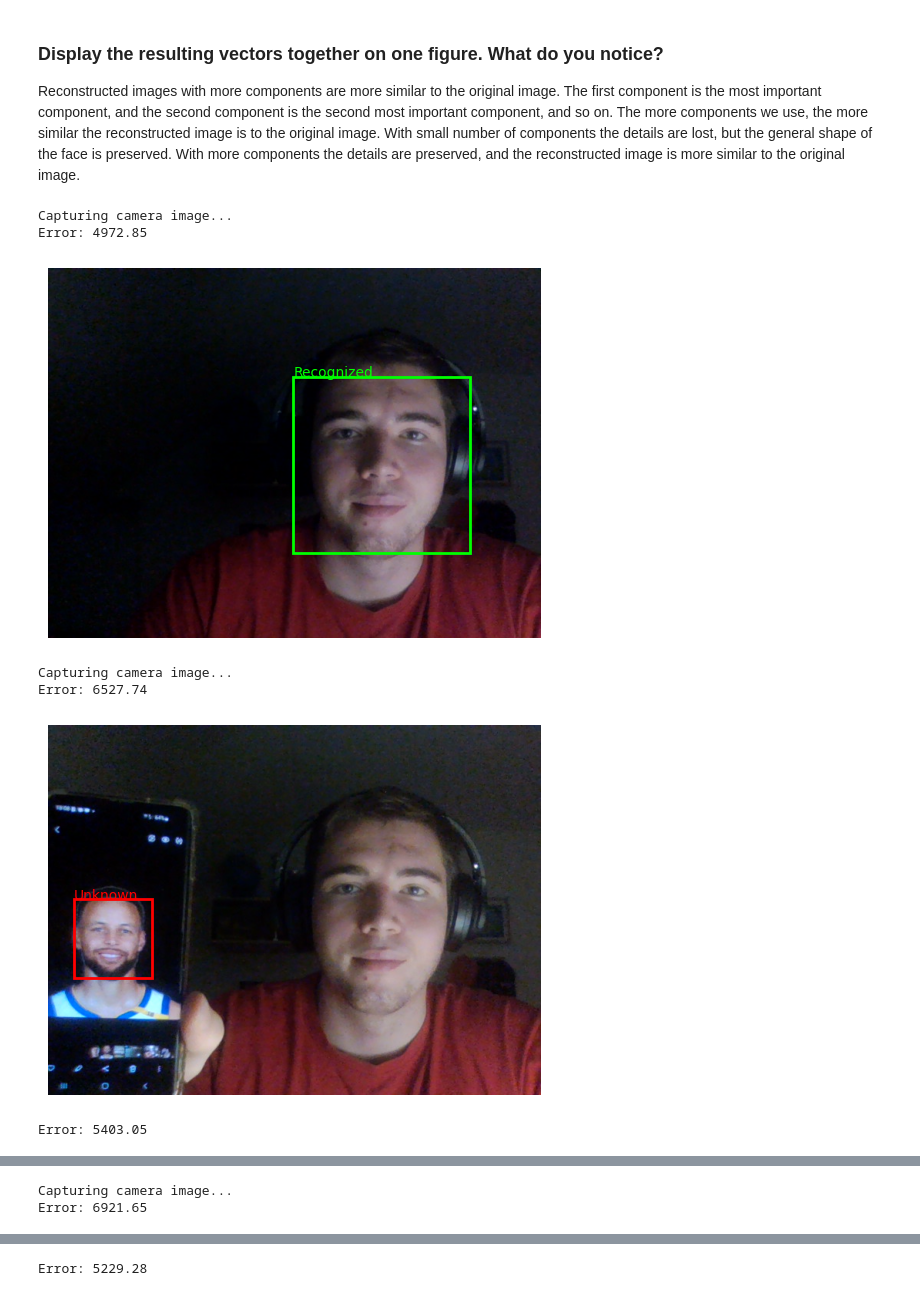
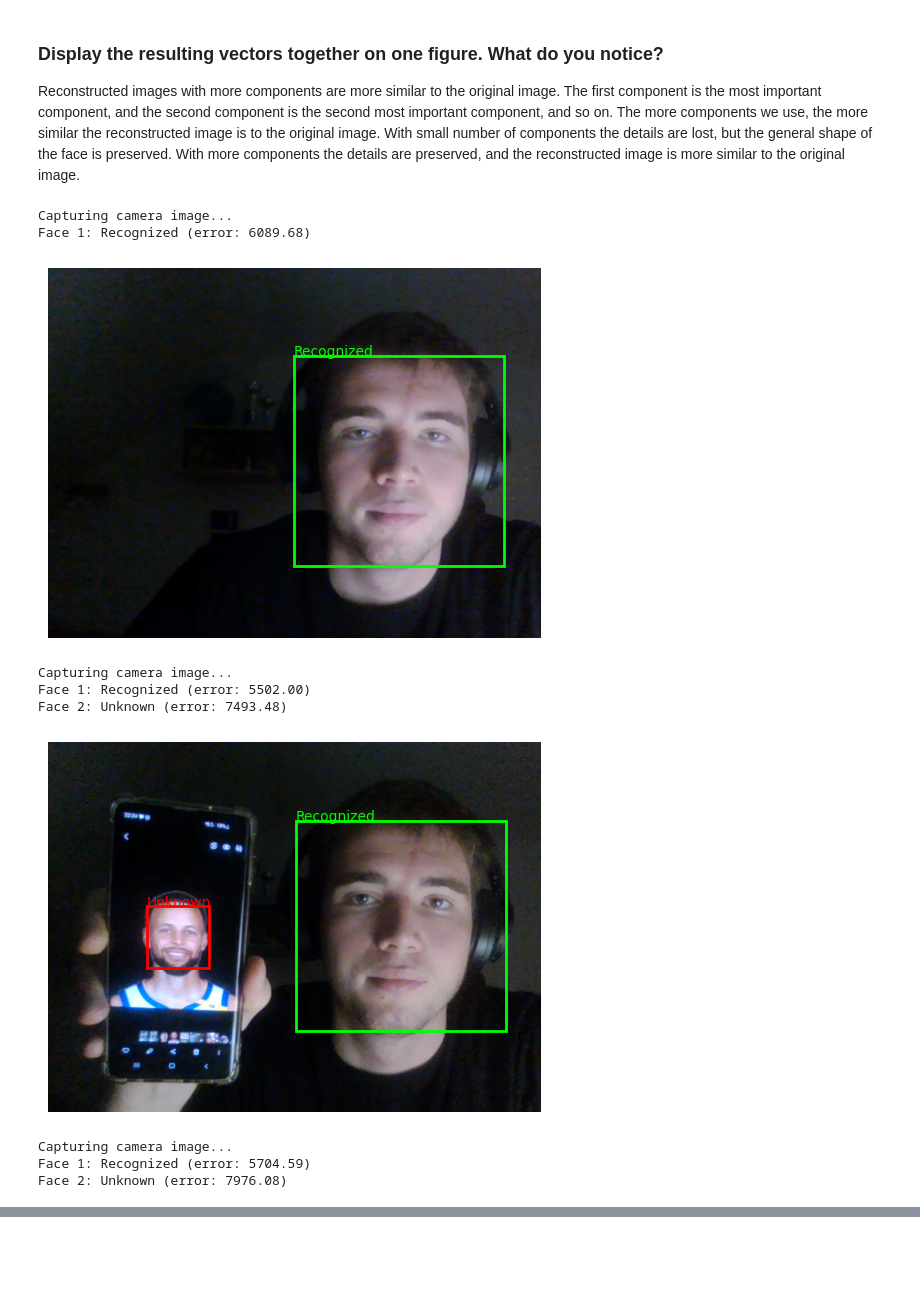
Before and after one commit to Aljaz200/Machine-Perception, a Jupyter notebook: assignment_6/Ass6.ipynb, the cells around one changed output, grey strips where cells are left out. Cells and saved outputs as stored; diff of their text form; code cells hidden in the pictures; blank space fills up the shorter version.

```diff
--- a/assignment_6/Ass6.ipynb
+++ b/assignment_6/Ass6.ipynb
@@ -343,56 +343,67 @@ plt.show()
 Reconstructed images with more components are more similar to the original image. The first component is the most important component, and the second component is the second most important component, and so on. The more components we use, the more similar the reconstructed image is to the original image.
 With small number of components the details are lost, but the general shape of the face is preserved. With more components the details are preserved, and the reconstructed image is more similar to the original image.
 # %%
-def draw_rectangle(image, x, y, w, h, label, color=(1, 0, 0), thickness=2):
-    plt.imshow(image)
+def draw_rectangle(x, y, w, h, label, thickness=2):
+    color = (0, 1, 0) if label == "Recognized" else (1, 0, 0)
     plt.gca().add_patch(plt.Rectangle((x, y), w, h, fill=False, edgecolor=color, linewidth=thickness))
     plt.text(x, y, label, color=color)
-    plt.axis('off')
-    plt.show()
 
-
-def recognize_faces(pca, mean_face, resolution=(64, 64), threshold=1500):
+def recognize_faces(eigenvectors, mean_face, resolution, threshold):
     cap = cv2.VideoCapture(0)
     face_cascade = cv2.CascadeClassifier(cv2.data.haarcascades + 'haarcascade_frontalface_default.xml')
 
     for _ in range(3):
         time.sleep(2)
         print("Capturing camera image...")
         time.sleep(1)
         ret, frame = cap.read()
         if not ret:
             break
         frame = cv2.cvtColor(frame, cv2.COLOR_BGR2RGB)
         gray = cv2.cvtColor(frame, cv2.COLOR_BGR2GRAY)
-        faces = face_cascade.detectMultiScale(gray, scaleFactor=1.1, minNeighbors=5, minSize=(100, 100))
+        faces = face_cascade.detectMultiScale(gray, scaleFactor=1.5, minNeighbors=5, minSize=(50, 50))
+        errors = []
+        labels = []
+        faces_izpisi = []
 
         for (x, y, w, h) in faces:
             face = gray[y:y+h, x:x+w]
             face_resized = cv2.resize(face, resolution).flatten()
 
-            projected_face = project_to_pca_space(face_resized, mean_face, pca)
-            reconstructed_face = reconstruct_from_pca_space(projected_face, mean_face, pca)
+            projected_face = project_to_pca_space(face_resized, mean_face, eigenvectors)
+            reconstructed_face = reconstruct_from_pca_space(projected_face, mean_face, eigenvectors)
 
             error = np.linalg.norm(face_resized - reconstructed_face)
-            color = (0, 1, 0) if error < threshold else (1, 0, 0)
             label = "Recognized" if error < threshold else "Unknown"
 
-            print(f"Error: {error:.2f}")
-            draw_rectangle(frame, x, y, w, h, label, color=color)
+            faces_izpisi.append(face_resized)
+            labels.append(label)
+            errors.append(error)
+
+        plt.imshow(frame)
+        for i, (x, y, w, h) in enumerate(faces):
+            print(f"Face {i + 1}: {labels[i]} (error: {errors[i]:.2f})")
+            draw_rectangle(x, y, w, h, labels[i])
+
+        plt.axis('off')
+        plt.show()
 
     cap.release()
     cv2.destroyAllWindows()
 
 image_folder1 = "data/faces/Aljaz"
 image_matrix = prepare_image_matrix(image_folder1)
 eigenvectors, eigenvalues, mean_image = dual_pca_image(image_matrix)
 
-recognize_faces(eigenvectors.T, mean_image, resolution=(100, 80), threshold=6000)
+recognize_faces(eigenvectors.T, mean_image, (100, 80), 6500)
 # %% [output]
 Capturing camera image...
-Error: 4972.85
+Face 1: Recognized (error: 6089.68)
-[figure, old version]
+[figure, new version]
 Capturing camera image...
-Error: 6527.74
+Face 1: Recognized (error: 5502.00)
+Face 2: Unknown (error: 7493.48)
-[figure, old version]
+[figure, new version]
-Error: 5403.05
+Capturing camera image...
+Face 1: Recognized (error: 5704.59)
+Face 2: Unknown (error: 7976.08)
@@ -400,2 +410,0 @@ Error: 5403.05
-Capturing camera image...
-Error: 6921.65
@@ -403 +410,0 @@ Error: 6921.65
-Error: 5229.28
```
Also changed, not shown: parts of 3 cells of this notebook, 2 other files.
